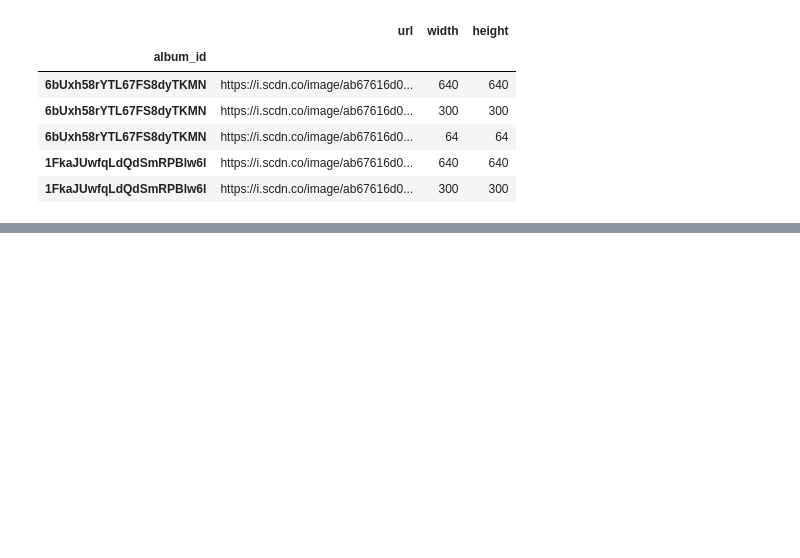
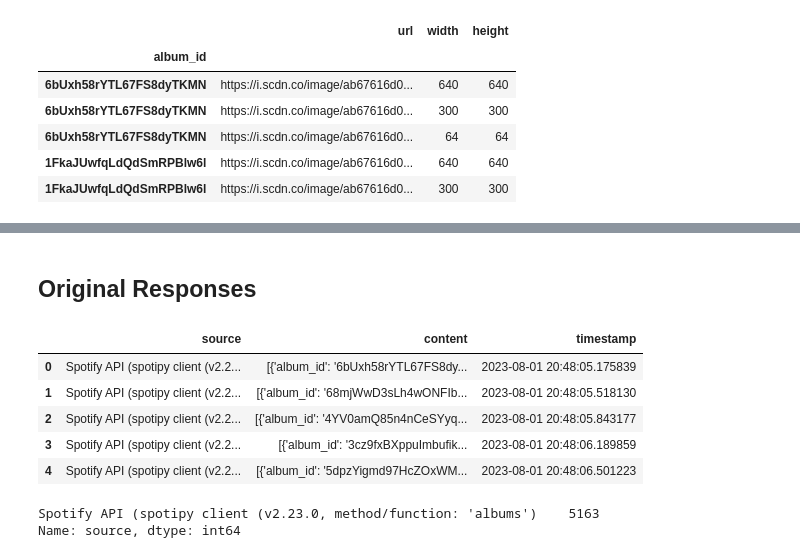
Before and after one commit to Sejmou/spotify-charts-analysis, a Jupyter notebook: notebooks/analysis/albums.ipynb, the cells around one changed output, grey strips where cells are left out. Cells and saved outputs as stored; diff of their text form; code cells hidden in the pictures; blank space fills up the shorter version.

```diff
--- a/notebooks/analysis/albums.ipynb
+++ b/notebooks/analysis/albums.ipynb
@@ -175,3 +175,20 @@ album_imgs.height.value_counts()
 636         1
 298         1
 Name: height, dtype: int64
+# %% [markdown]
+## Original Responses
+# %%
+original_responses = album_df_dict['original_responses']
+original_responses.head()
+# %% [output]
+|  | source | content | timestamp |
+| 0 | Spotify API (spotipy client (v2.2... | [{'album_id': '6bUxh58rYTL67FS8dy... | 2023-08-01 20:48:05.175839 |
+| 1 | Spotify API (spotipy client (v2.2... | [{'album_id': '68mjWwD3sLh4wONFIb... | 2023-08-01 20:48:05.518130 |
+| 2 | Spotify API (spotipy client (v2.2... | [{'album_id': '4YV0amQ85n4nCeSYyq... | 2023-08-01 20:48:05.843177 |
+| 3 | Spotify API (spotipy client (v2.2... | [{'album_id': '3cz9fxBXppuImbufik... | 2023-08-01 20:48:06.189859 |
+| 4 | Spotify API (spotipy client (v2.2... | [{'album_id': '5dpzYigmd97HcZOxWM... | 2023-08-01 20:48:06.501223 |
+# %%
+original_responses.source.value_counts()
+# %% [output]
+Spotify API (spotipy client (v2.23.0, method/function: 'albums')    5163
+Name: source, dtype: int64
```
Also changed, not shown: parts of 11 cells of this notebook, 7 other files.
